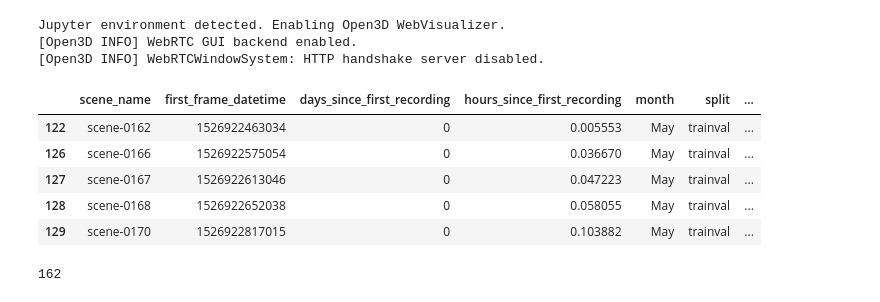
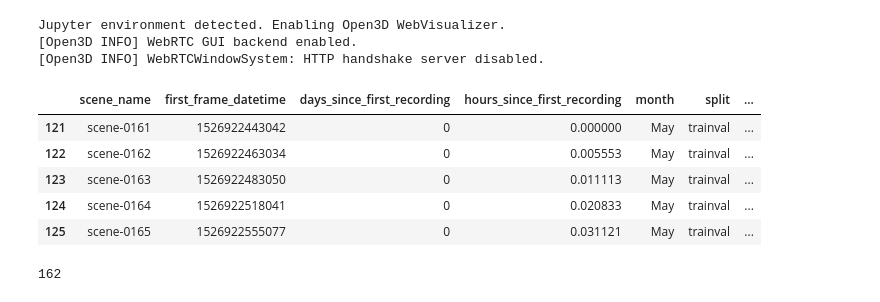
Before and after one commit to umairkhawaja/radar_auto_labeler, a Jupyter notebook: notebooks/generate_training_data.ipynb, the cells around one changed output. Saved outputs shown, nothing was run; the diff lists cells and outputs as text; code cells hidden in the pictures.

```diff
--- a/notebooks/generate_training_data.ipynb
+++ b/notebooks/generate_training_data.ipynb
@@ -16,16 +16,16 @@ Jupyter environment detected. Enabling Open3D WebVisualizer.
 [Open3D INFO] WebRTC GUI backend enabled.
 [Open3D INFO] WebRTCWindowSystem: HTTP handshake server disabled.
 # %%
-# sps_df = pd.read_json('../sps_nuscenes_more_matches_df.json')
-sps_df = pd.read_json('../nuscenes_scenes_df.json')
+sps_df = pd.read_json('../sps_nuscenes_more_matches_df.json')
+# sps_df = pd.read_json('../nuscenes_scenes_df.json')
 sps_df.head()
 # %% [output]
 |  | scene_name | first_frame_datetime | days_since_first_recording | hours_since_first_recording | month | split | ... |
+| 121 | scene-0161 | 1526922443042 | 0 | 0.000000 | May | trainval | ... |
 | 122 | scene-0162 | 1526922463034 | 0 | 0.005553 | May | trainval | ... |
-| 126 | scene-0166 | 1526922575054 | 0 | 0.036670 | May | trainval | ... |
-| 127 | scene-0167 | 1526922613046 | 0 | 0.047223 | May | trainval | ... |
-| 128 | scene-0168 | 1526922652038 | 0 | 0.058055 | May | trainval | ... |
-| 129 | scene-0170 | 1526922817015 | 0 | 0.103882 | May | trainval | ... |
+| 123 | scene-0163 | 1526922483050 | 0 | 0.011113 | May | trainval | ... |
+| 124 | scene-0164 | 1526922518041 | 0 | 0.020833 | May | trainval | ... |
+| 125 | scene-0165 | 1526922555077 | 0 | 0.031121 | May | trainval | ... |
 # %%
 ref_frame = None
 num_sweeps = 5
```
Also changed, not shown: parts of 6 cells of this notebook, 5 other files.
